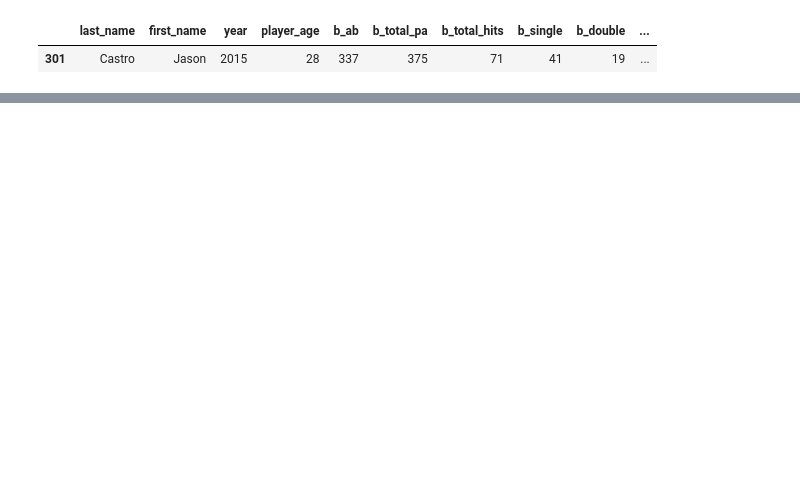
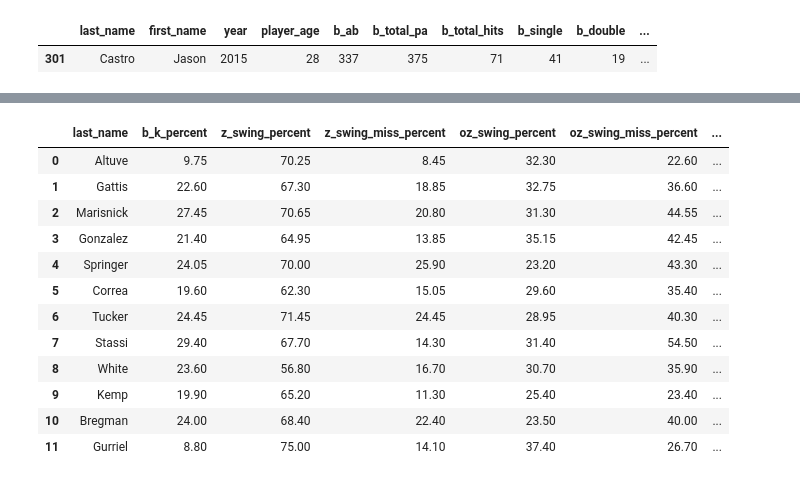
Before and after one commit to dopdahl16/DS-239-Data-Mining, a Jupyter notebook: Cheating_Astros.ipynb, the cells around one changed output, grey strips where cells are left out. Drawn from its saved outputs; the diff is of its cells as text; code cells hidden in the pictures; blank space fills up the shorter version.

```diff
--- a/Cheating_Astros.ipynb
+++ b/Cheating_Astros.ipynb
@@ -270,0 +949,38 @@ mlb_hitters
+# %%
+astros_persistent_hitters_averages_precheat = pd.DataFrame(columns=stats_of_interest_plus)
+astros_persistent_hitters_averages_precheat_dict = {}
+for name in persistent_players:
+    astros_persistent_hitters_averages_precheat_dict[name] = []
+for stat in stats_of_interest:
+    for name in persistent_players:
+        stat_years_list_per_player = []
+        for year in astros_hitters_all_years[:2]: #first two years without cheating
+            for index, row in year.iterrows():
+                if row[0] == name:
+                    stat_years_list_per_player.append(row.loc[stat])
+        stat_avg = sum(stat_years_list_per_player)/len(stat_years_list_per_player)
+        astros_persistent_hitters_averages_precheat_dict[name].append((stat, stat_avg))
+# %%
+index_count = 0
+for key in astros_persistent_hitters_averages_precheat_dict.keys():
+    temp = []
+    for i in astros_persistent_hitters_averages_precheat_dict[key]:
+        temp.append(i[1])
+    astros_persistent_hitters_averages_precheat.loc[index_count] = [key] + temp
+    index_count += 1
+# %%
+astros_persistent_hitters_averages_precheat
+# %% [output]
+|  | last_name | b_k_percent | z_swing_percent | z_swing_miss_percent | oz_swing_percent | oz_swing_miss_percent | ... |
+| 0 | Altuve | 9.75 | 70.25 | 8.45 | 32.30 | 22.60 | ... |
+| 1 | Gattis | 22.60 | 67.30 | 18.85 | 32.75 | 36.60 | ... |
+| 2 | Marisnick | 27.45 | 70.65 | 20.80 | 31.30 | 44.55 | ... |
+| 3 | Gonzalez | 21.40 | 64.95 | 13.85 | 35.15 | 42.45 | ... |
+| 4 | Springer | 24.05 | 70.00 | 25.90 | 23.20 | 43.30 | ... |
+| 5 | Correa | 19.60 | 62.30 | 15.05 | 29.60 | 35.40 | ... |
+| 6 | Tucker | 24.45 | 71.45 | 24.45 | 28.95 | 40.30 | ... |
+| 7 | Stassi | 29.40 | 67.70 | 14.30 | 31.40 | 54.50 | ... |
+| 8 | White | 23.60 | 56.80 | 16.70 | 30.70 | 35.90 | ... |
+| 9 | Kemp | 19.90 | 65.20 | 11.30 | 25.40 | 23.40 | ... |
+| 10 | Bregman | 24.00 | 68.40 | 22.40 | 23.50 | 40.00 | ... |
+| 11 | Gurriel | 8.80 | 75.00 | 14.10 | 37.40 | 26.70 | ... |
```
Also changed, not shown: parts of 38 cells of this notebook, 2 other files.
